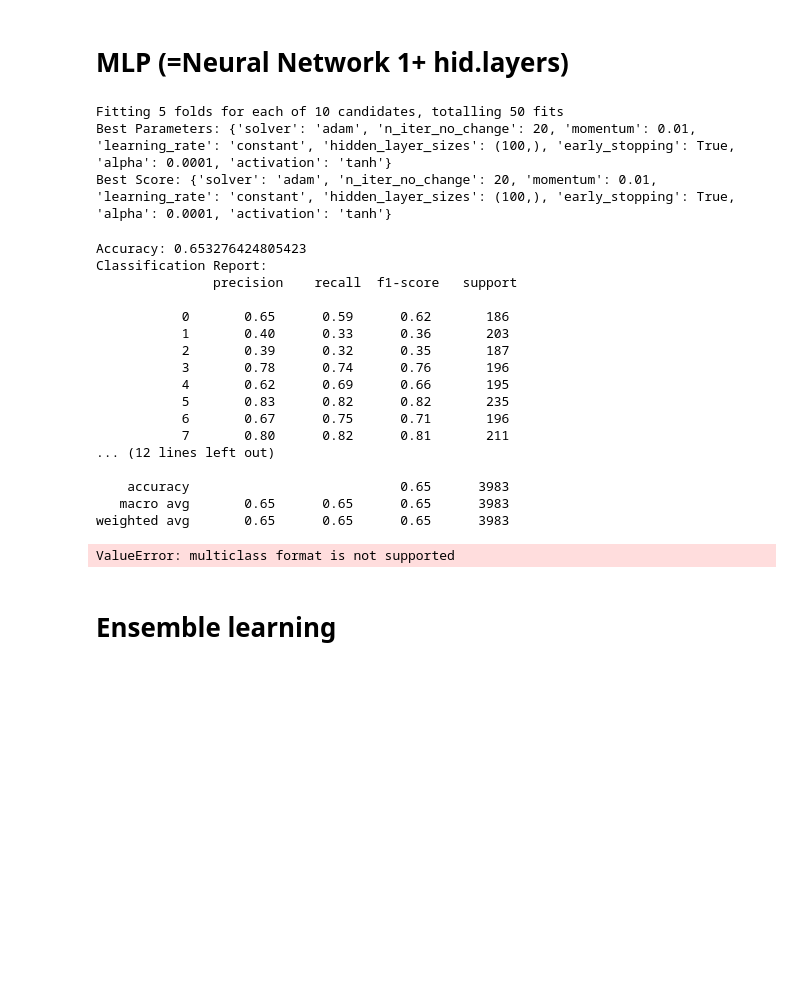
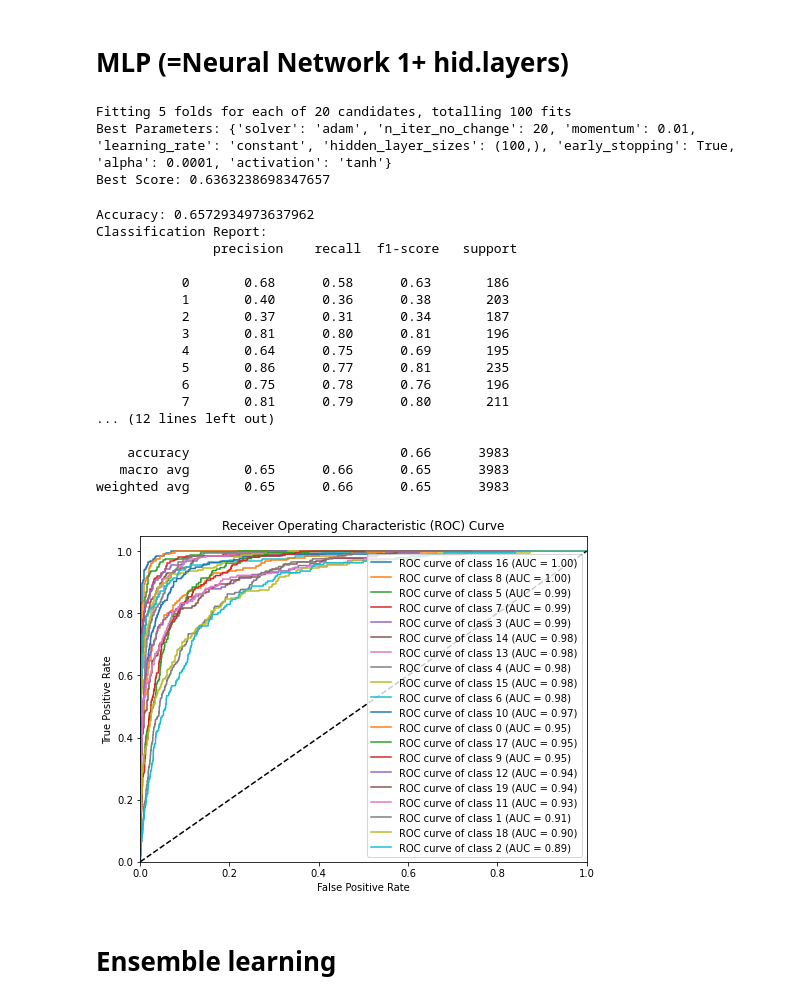
Before and after one commit to Bakko000/Data-Mining-2, a Jupyter notebook: advancedclass.ipynb, the cells around one changed output. Saved outputs shown, nothing was run; the diff lists cells and outputs as text; code cells hidden in the pictures; blank space fills up the shorter version.

```diff
--- a/advancedclass.ipynb
+++ b/advancedclass.ipynb
@@ -219,18 +228,18 @@ param_grid = {
 # Create MLP classifier
 mlp = MLPClassifier()
 
-randomized_search = RandomizedSearchCV(mlp, param_grid, n_iter=10, verbose=1, random_state=42, n_jobs=-1)
+randomized_search = RandomizedSearchCV(mlp, param_grid, n_iter=20, verbose=1, random_state=42, n_jobs=-1)
 
 randomized_search.fit(X_train_norm, y_train)
 
 # Get the best parameter values
 best_params = randomized_search.best_params_
 print("Best Parameters:", best_params)
-print("Best Score:", best_params)
+print("Best Score:", randomized_search.best_score_)
 # %% [output]
-Fitting 5 folds for each of 10 candidates, totalling 50 fits
+Fitting 5 folds for each of 20 candidates, totalling 100 fits
 Best Parameters: {'solver': 'adam', 'n_iter_no_change': 20, 'momentum': 0.01, 'learning_rate': 'constant', 'hidden_layer_sizes': (100,), 'early_stopping': True, 'alpha': 0.0001, 'activation': 'tanh'}
-Best Score: {'solver': 'adam', 'n_iter_no_change': 20, 'momentum': 0.01, 'learning_rate': 'constant', 'hidden_layer_sizes': (100,), 'early_stopping': True, 'alpha': 0.0001, 'activation': 'tanh'}
+Best Score: 0.6363238698347657
 # %%
 # Create MLP classifier
 mlp = MLPClassifier(**best_params)
@@ -247,42 +256,54 @@ report = classification_report(y_test, y_pred)
 print("Accuracy:", accuracy)
 print("Classification Report:\n", report)
 # %% [output]
-Accuracy: 0.653276424805423
+Accuracy: 0.6572934973637962
 Classification Report:
                precision    recall  f1-score   support
 
-           0       0.65      0.59      0.62       186
-           1       0.40      0.33      0.36       203
-           2       0.39      0.32      0.35       187
-           3       0.78      0.74      0.76       196
-           4       0.62      0.69      0.66       195
-           5       0.83      0.82      0.82       235
-           6       0.67      0.75      0.71       196
-           7       0.80      0.82      0.81       211
+           0       0.68      0.58      0.63       186
+           1       0.40      0.36      0.38       203
+           2       0.37      0.31      0.34       187
+           3       0.81      0.80      0.81       196
+           4       0.64      0.75      0.69       195
+           5       0.86      0.77      0.81       235
+           6       0.75      0.78      0.76       196
+           7       0.81      0.79      0.80       211
 ... (12 lines left out)
 
-    accuracy                           0.65      3983
-   macro avg       0.65      0.65      0.65      3983
-weighted avg       0.65      0.65      0.65      3983
+    accuracy                           0.66      3983
+   macro avg       0.65      0.66      0.65      3983
+weighted avg       0.65      0.66      0.65      3983
 # %%
-# Make predictions on the test set
-y_prob = mlp.predict_proba(X_test_norm)[:, 1]
 
+# Get the predicted probabilities for each class
+y_score = mlp.predict_proba(X_test_norm)
 
-# Plot ROC curve
-fpr, tpr, thresholds = roc_curve(y_test, y_prob)
-auc = roc_auc_score(y_test, y_prob)
+# Calculate the ROC curve and AUC for each class
+n_classes = len(np.unique(y))
+fpr = dict()
+tpr = dict()
+roc_auc = dict()
+for i in range(n_classes):
+    fpr[i], tpr[i], _ = roc_curve(y_test == i, y_score[:, i])
+    roc_auc[i] = auc(fpr[i], tpr[i])
+
+# Sort the classes by AUC in descending order
+sorted_classes = sorted(roc_auc.items(), key=lambda x: x[1], reverse=True)
+
+# Plot the ROC curve for each class in descending order of AUC
 plt.figure(figsize=(8, 6))
-plt.plot(fpr, tpr, color='blue', lw=2, label=f'ROC Curve (AUC = {auc:.2f})')
-plt.plot([0, 1], [0, 1], color='gray', linestyle='--')
+for i, (class_id, auc_value) in enumerate(sorted_classes):
+    plt.plot(fpr[class_id], tpr[class_id], label=f'ROC curve of class {class_id} (AUC = {auc_value:.2f})')
+plt.plot([0, 1], [0, 1], 'k--')
+plt.xlim([0.0, 1.0])
+plt.ylim([0.0, 1.05])
 plt.xlabel('False Positive Rate')
 plt.ylabel('True Positive Rate')
 plt.title('Receiver Operating Characteristic (ROC) Curve')
-plt.legend(loc='lower right')
-plt.grid(True)
+plt.legend(loc="lower right")
 plt.show()
 # %% [output]
-ValueError: multiclass format is not supported
+[figure, added]
 # %% [markdown]
 # Ensemble learning
 # %%
```
Also changed, not shown: parts of 4 cells of this notebook.
